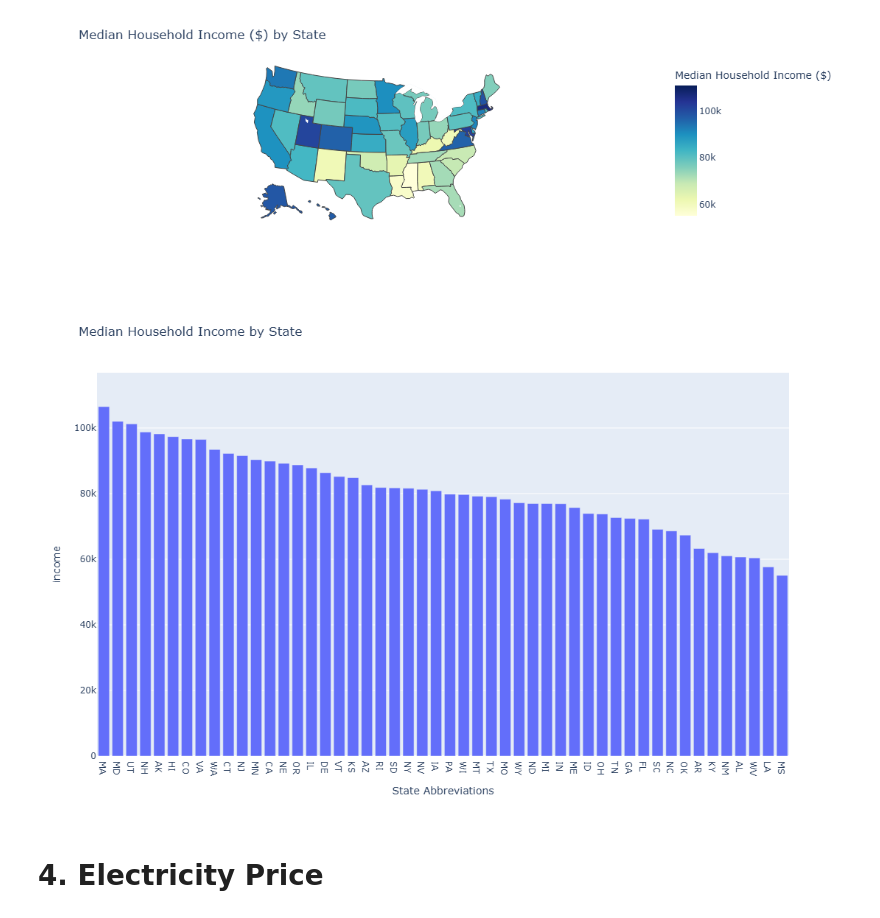
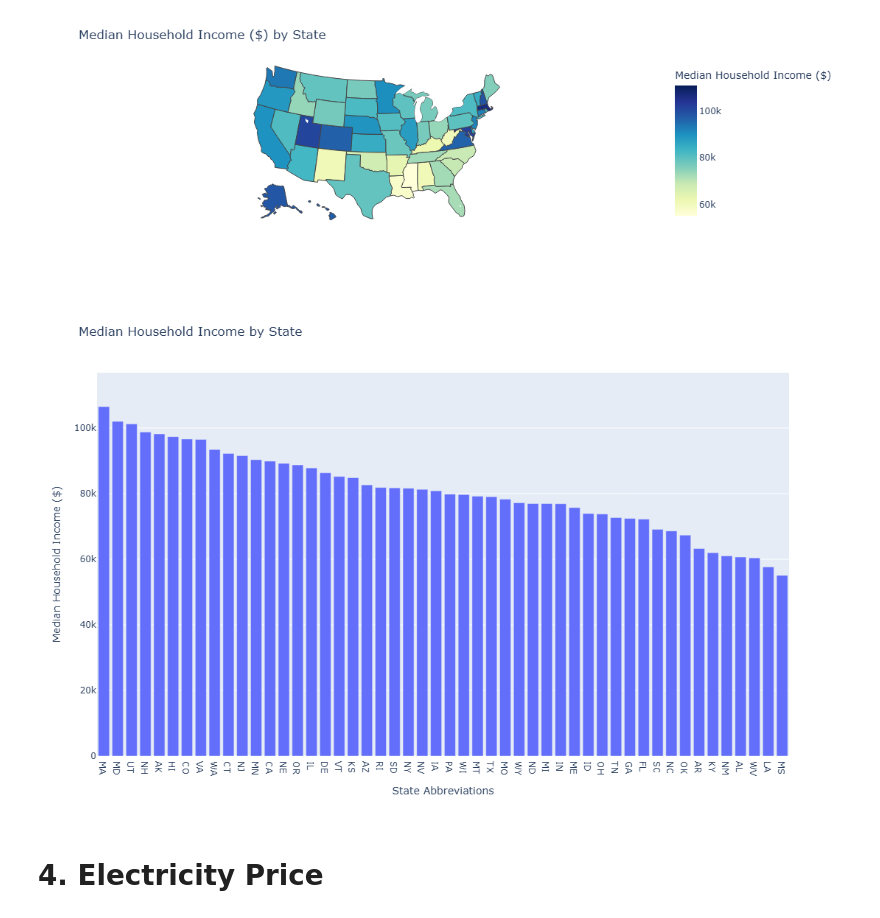
Before and after one commit to hiwan/computing-in-context, a Jupyter notebook: project_3.ipynb, the cells around one changed output. Saved outputs shown, nothing was run; the diff lists cells and outputs as text; code cells hidden in the pictures.

```diff
--- a/project_3.ipynb
+++ b/project_3.ipynb
@@ -595,18 +593,18 @@ fig.show()
 # %%
 # Show the value of each state.
 income_sort = income.sort_values('income' , ascending = False)
 fig = px.bar(
     income_sort,
     x = 'state',
     y = 'income',
     title = 'Median Household Income by State',
-    labels={'Income': 'Median Household Income ($)', 'state': 'State Abbreviations'}
+    labels={'income': 'Median Household Income ($)', 'state': 'State Abbreviations'}
 )
 
 fig.update_layout(width=700, height=700)
 fig.show()
 # %% [output]
-[figure, old version]
+[figure, new version]
 # %% [markdown]
 # 4. Electricity Price
 # %% [markdown]
```
Also changed, not shown: parts of 13 cells of this notebook.
